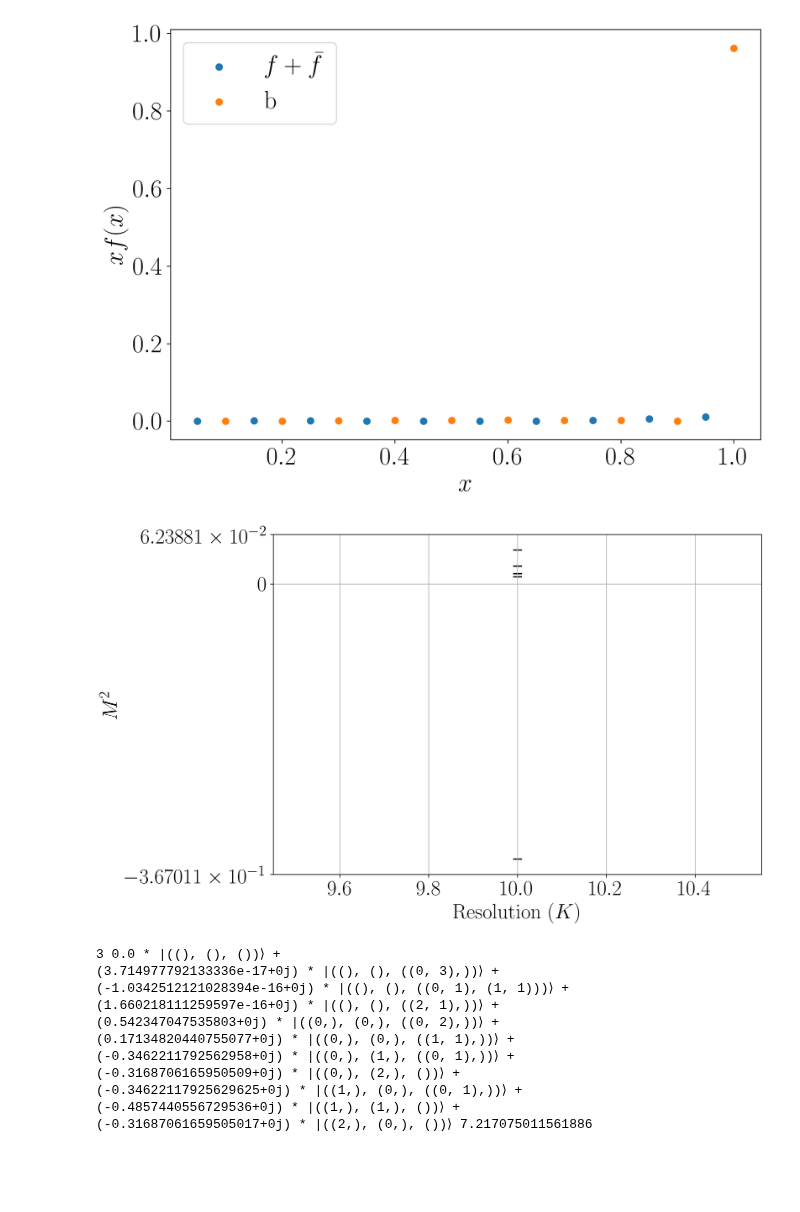
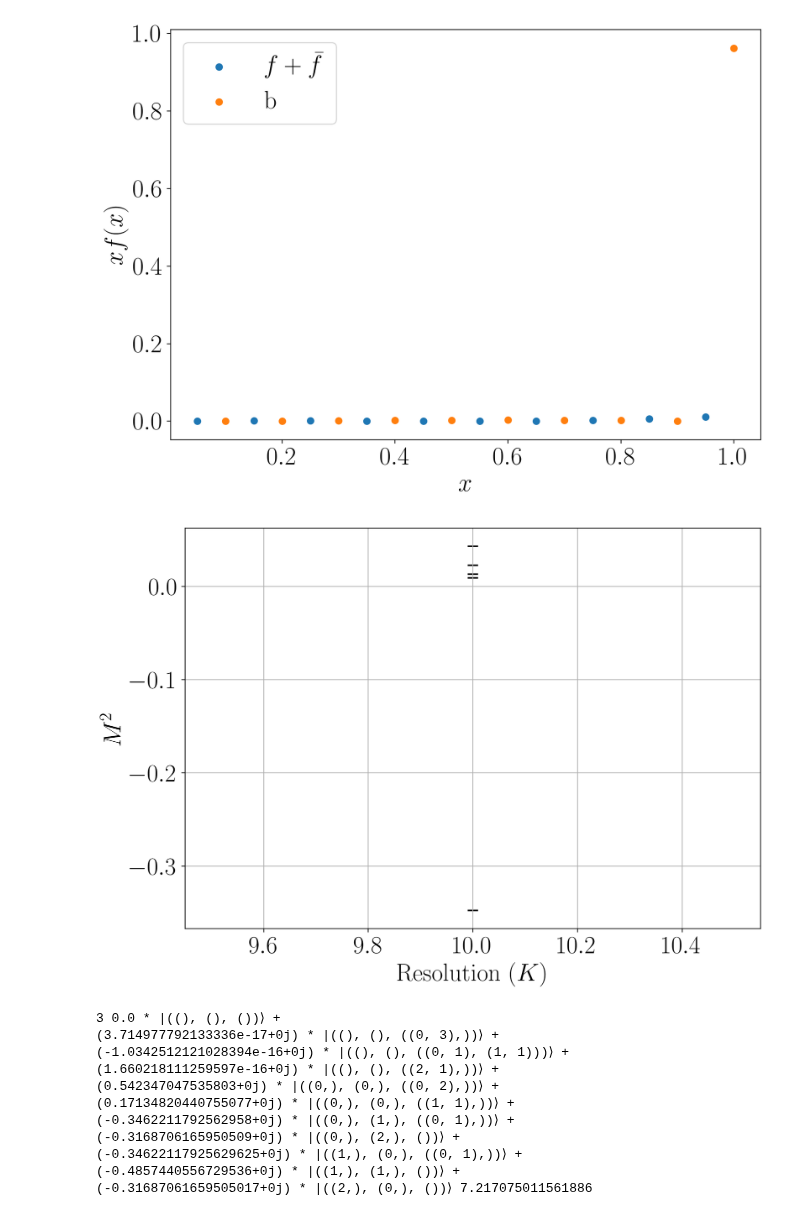
Before and after one commit to cgustin99/OpenParticle, a Jupyter notebook: models/Yukawa/yukawa.ipynb, the cells around one changed output. Cells and saved outputs as stored; diff of their text form; code cells hidden in the pictures; blank space fills up the shorter version.

```diff
--- a/models/Yukawa/yukawa.ipynb
+++ b/models/Yukawa/yukawa.ipynb
@@ -38,7 +38,7 @@ def get_eigenstates(resolutions, g, mf, mb, Q, num_eigenstates, n_particles: int
 
         print("Matrix generation...")
         # tmp_mat = generate_matrix(hamiltonian, cutoff_basis)
-        tmp_mat = generate_matrix(hamiltonian, baryon_number_basis)
+        tmp_mat = generate_matrix_hermitian(hamiltonian, baryon_number_basis)
         print("Matrix generation:",  time.time() - res_time_init)
         res_time_init = time.time()
 
@@ -122,20 +122,20 @@ Text(0, 0.5, '$xf(x)$')
 # %%
 plt.figure(figsize = (10, 7), dpi = 200)
 K_values = range(1, max_res + 1)
 colors = plt.cm.viridis(np.linspace(0, 1, eigenvalues.shape[0]))
 for i, eig in enumerate(eigenvalues):
     # plt.plot(K_values, eig, color = colors[i], marker='o', label=f" $E_{i}$")#, label=f" $E_{i}$")#colors = colors[i]
     plt.scatter(resolutions, eig, color = 'black', marker = '_', s = 100)
 
 plt.xlabel("Resolution ($K$)")
 plt.ylabel("$M^2$")
 # plt.title( f'g = {g}, $m_f$ = {mf}, $m_b$ = {mb}')
 # plt.legend()
-plt.yscale('symlog')
+# plt.yscale('symlog')
 plt.grid()
 plt.show()
 # %% [output]
-[figure, old version]
+[figure, new version]
 # %%
 def m2_vs_res(res_vals, baryon_number, coupling = 1, mf = 1, mb = 1, eigenstate = 0):
 
```
Also changed, not shown: parts of 6 cells of this notebook, 2 other files.
